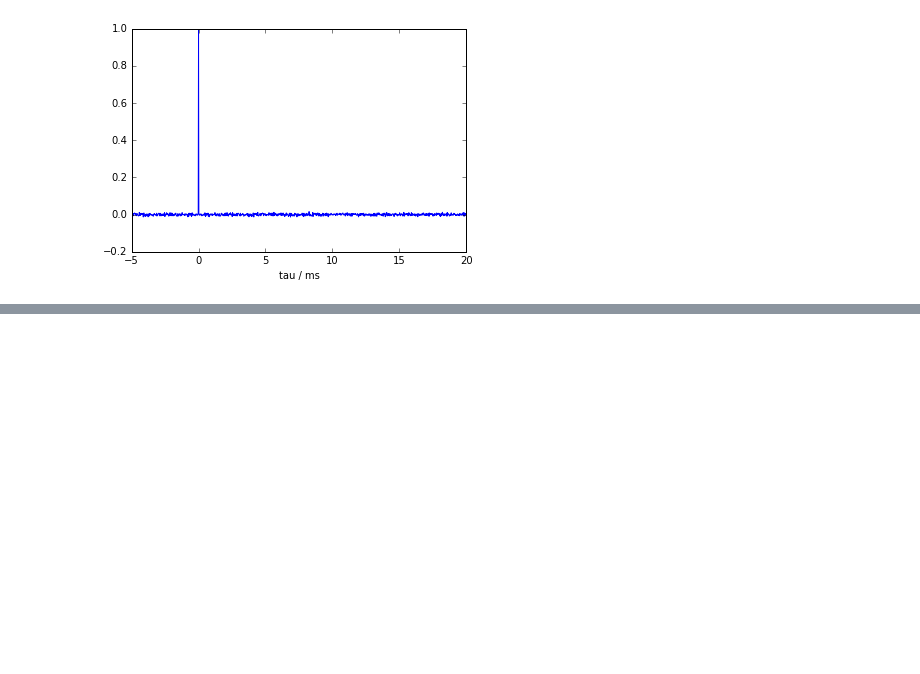
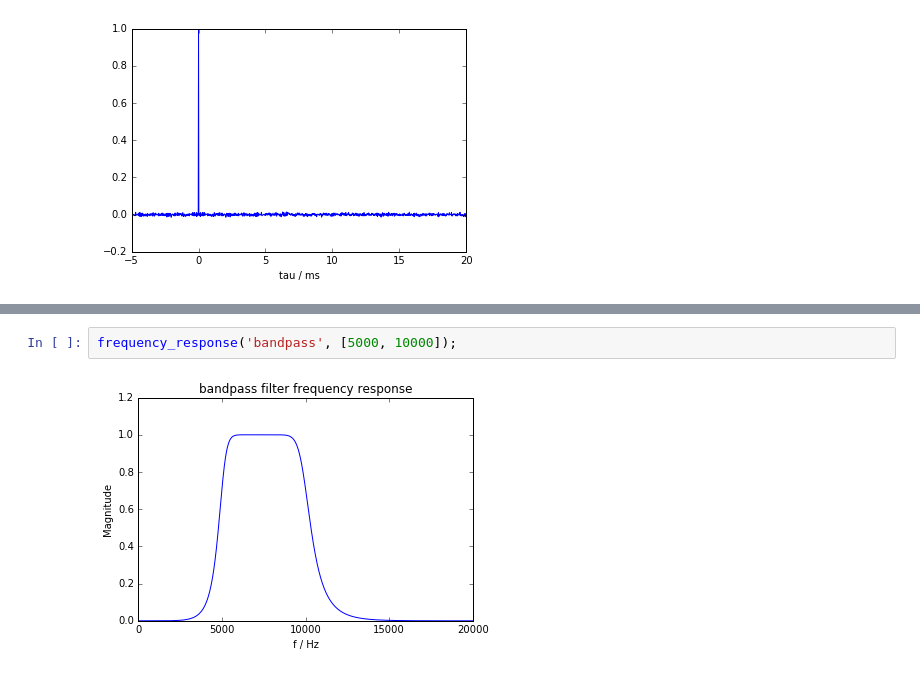
Before and after one commit to hagenw/audiotechnology-examples, a Jupyter notebook: 02_signal_processing.ipynb, the cells around one changed output, grey strips where cells are left out. Saved outputs shown, nothing was run; the diff lists cells and outputs as text; blank space fills up the shorter version.

```diff
--- a/02_signal_processing.ipynb
+++ b/02_signal_processing.ipynb
@@ -206,0 +238,4 @@ plt.xlabel("tau / ms");
+# %%
+frequency_response('bandpass', [5000, 10000]);
+# %% [output]
+[figure, added]
```
Also changed, not shown: parts of 18 cells of this notebook.
